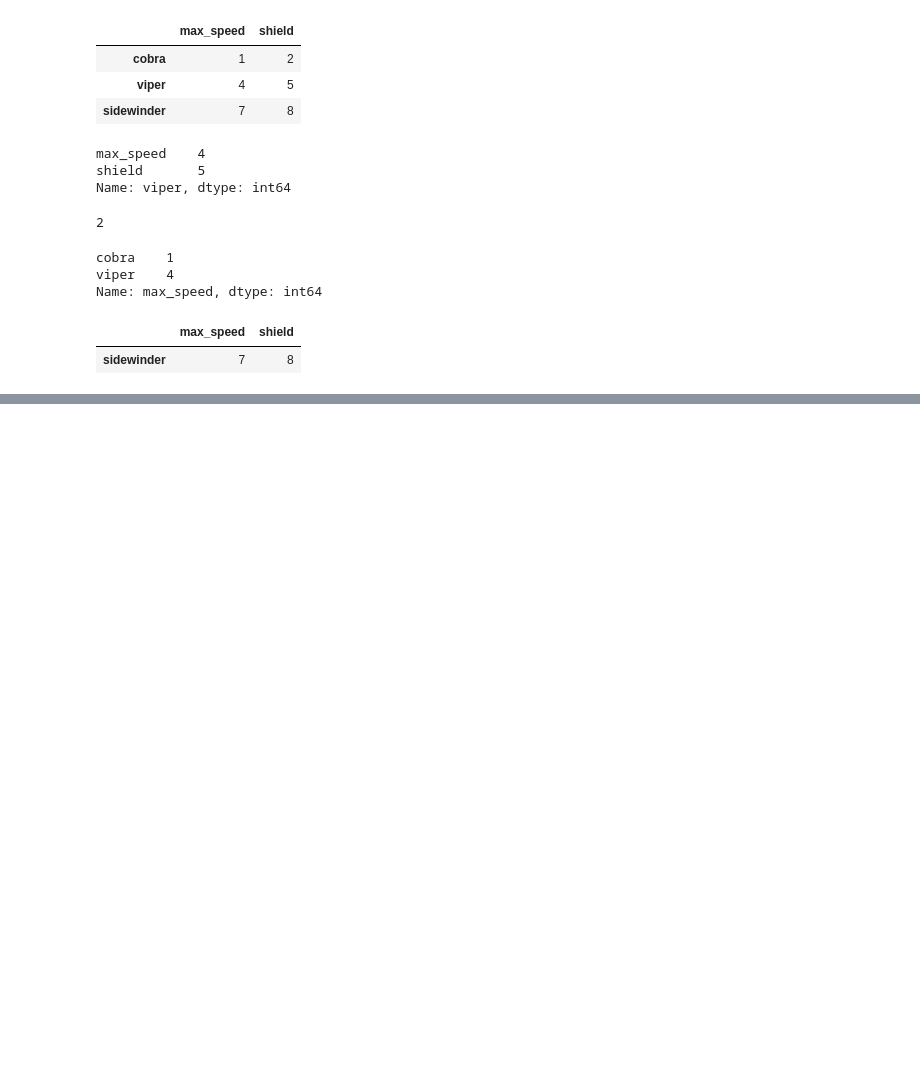
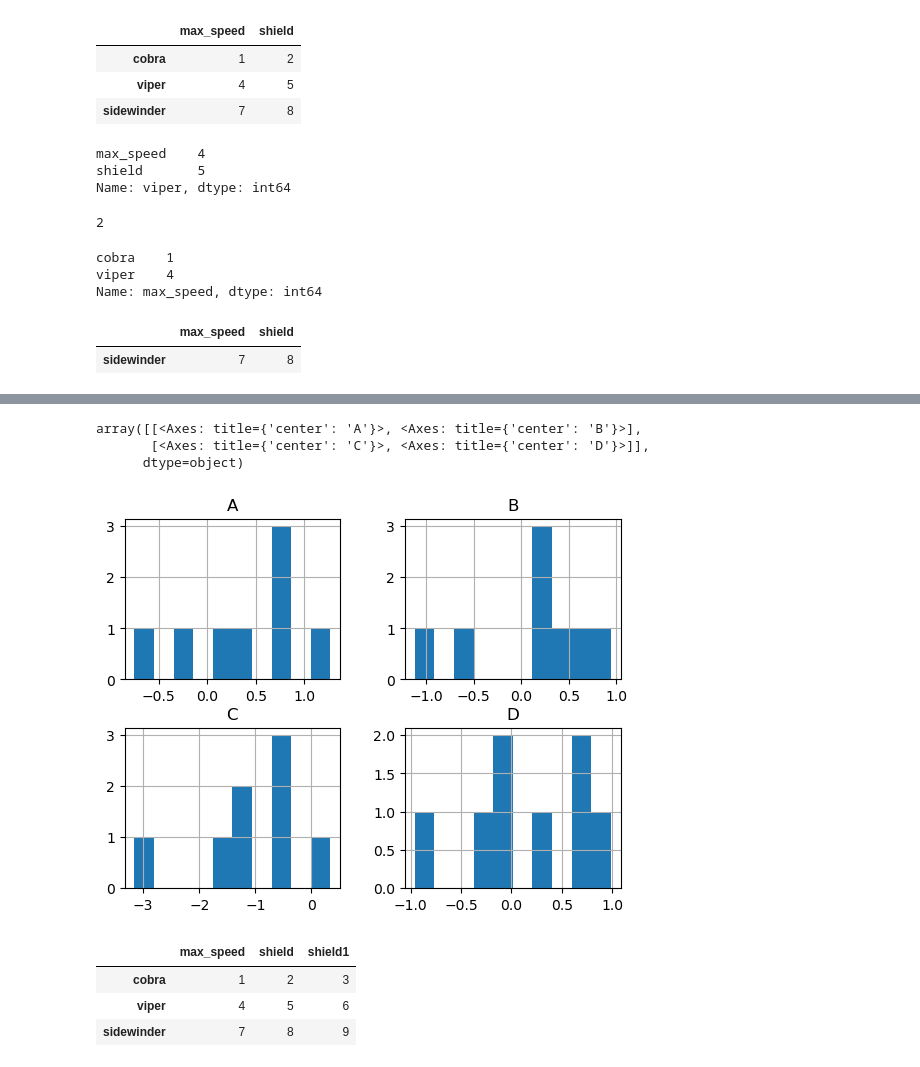
Before and after one commit to sp32747/ML_DL_NEW_BASIC, a Jupyter notebook: Python_PRAC/panda1.ipynb, the cells around one changed output, grey strips where cells are left out. Saved outputs shown, nothing was run; the diff lists cells and outputs as text; code cells hidden in the pictures; blank space fills up the shorter version.

```diff
--- a/Python_PRAC/panda1.ipynb
+++ b/Python_PRAC/panda1.ipynb
@@ -141,3 +141,5 @@ df.loc[df['shield'] > 6]
 # %% [output]
 |  | max_speed | shield |
 | sidewinder | 7 | 8 |
+# %%
+df=pd.DataFrame(np.random.randn(8, 4), columns=list('ABCD'))
@@ -143,0 +186,7 @@ df.loc[df['shield'] > 6]
+# %%
+df.hist()
+# %% [output]
+array([[<Axes: title={'center': 'A'}>, <Axes: title={'center': 'B'}>],
+       [<Axes: title={'center': 'C'}>, <Axes: title={'center': 'D'}>]],
+      dtype=object)
+[figure, added]
@@ -143,0 +195,7 @@ df.loc[df['shield'] > 6]
+# %%
+df
+# %% [output]
+|  | max_speed | shield | shield1 |
+| cobra | 1 | 2 | 3 |
+| viper | 4 | 5 | 6 |
+| sidewinder | 7 | 8 | 9 |
```
Also changed, not shown: parts of 30 cells of this notebook, 5 other files.
